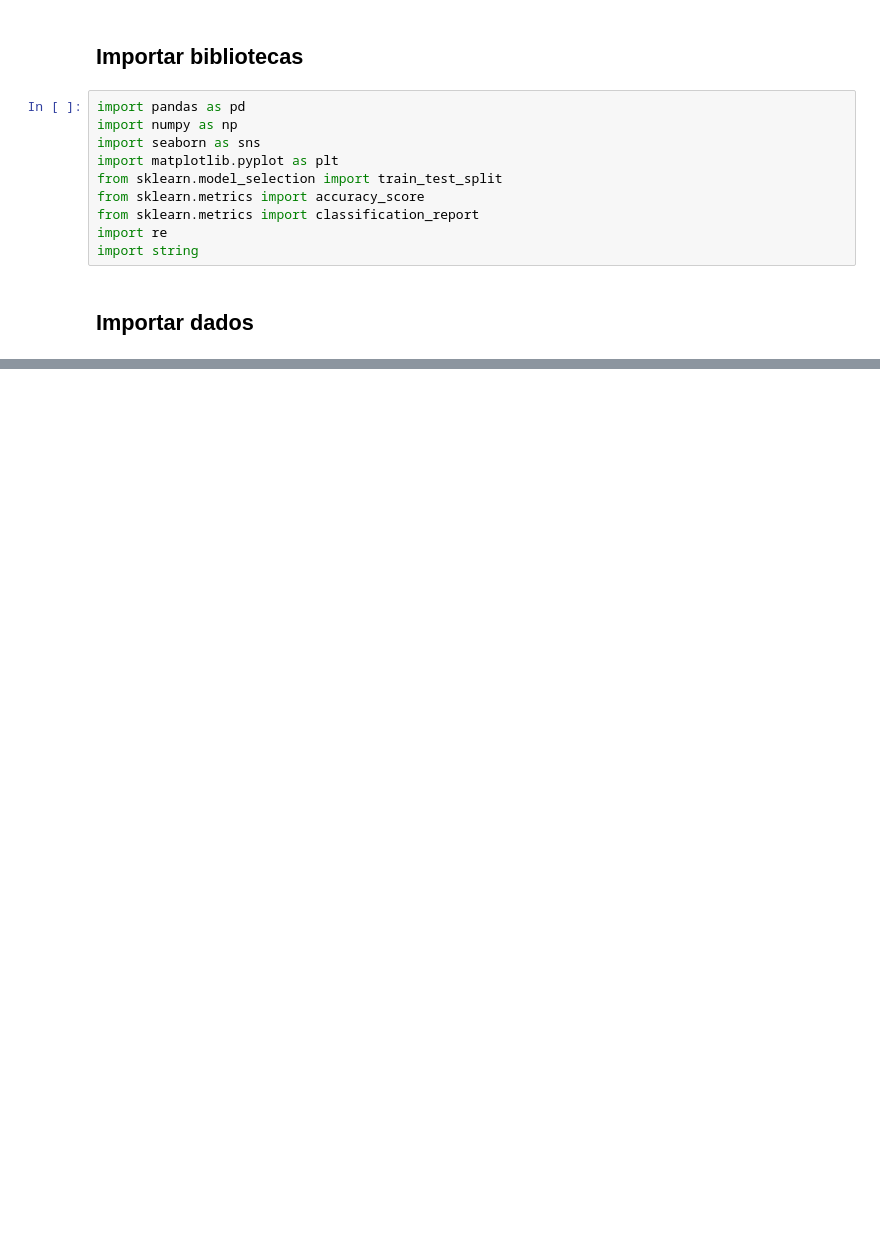
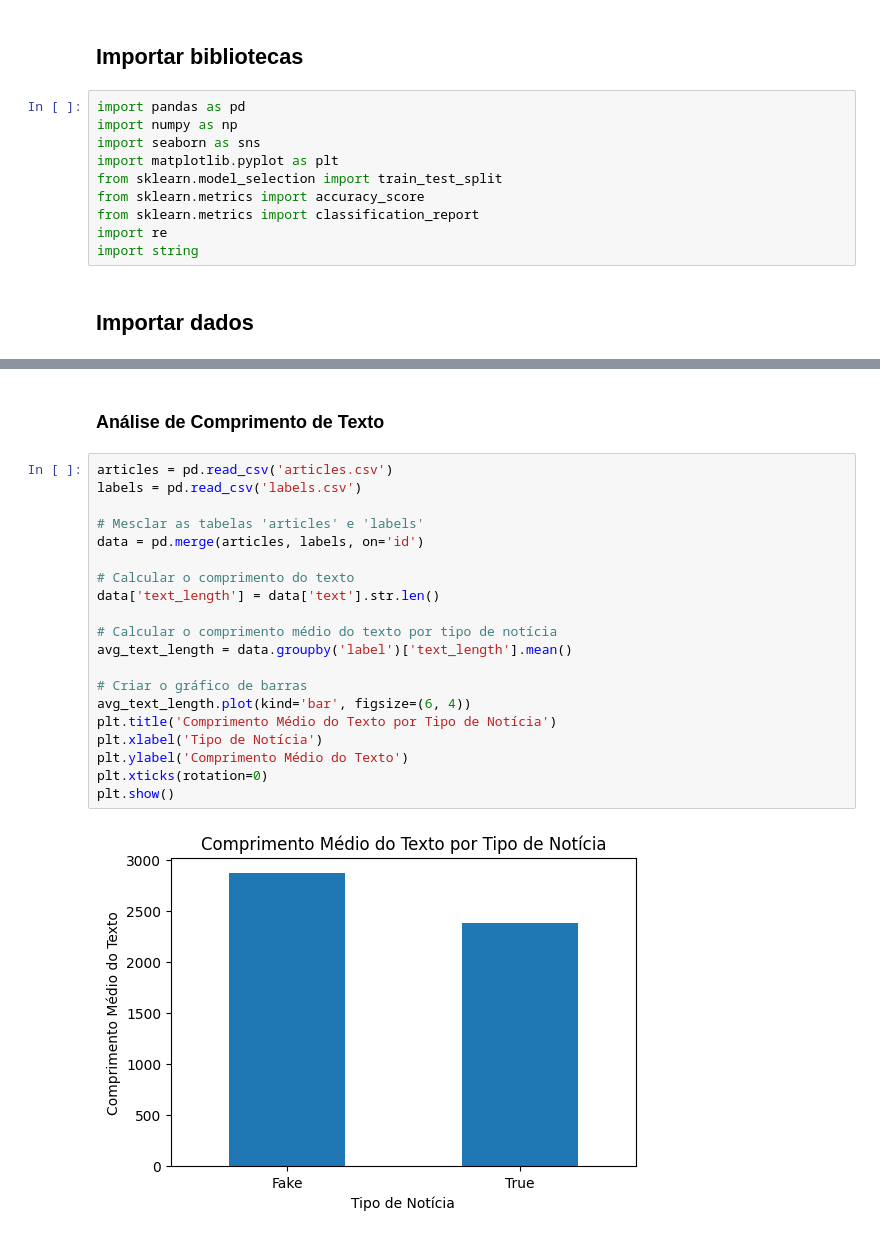
Before and after one commit to FellipeMasc/fake-news-classifier, a Jupyter notebook: tratar_dados/normalizar_dados.ipynb, the cells around one changed output, grey strips where cells are left out. Saved outputs shown, nothing was run; the diff lists cells and outputs as text; blank space fills up the shorter version.

```diff
--- a/tratar_dados/normalizar_dados.ipynb
+++ b/tratar_dados/normalizar_dados.ipynb
@@ -19,0 +180,24 @@ NameError: name 'pd' is not defined
+# %% [markdown]
+### Análise de Comprimento de Texto
+# %%
+articles = pd.read_csv('articles.csv')
+labels = pd.read_csv('labels.csv')
+
+# Mesclar as tabelas 'articles' e 'labels'
+data = pd.merge(articles, labels, on='id')
+
+# Calcular o comprimento do texto
+data['text_length'] = data['text'].str.len()
+
+# Calcular o comprimento médio do texto por tipo de notícia
+avg_text_length = data.groupby('label')['text_length'].mean()
+
+# Criar o gráfico de barras
+avg_text_length.plot(kind='bar', figsize=(6, 4))
+plt.title('Comprimento Médio do Texto por Tipo de Notícia')
+plt.xlabel('Tipo de Notícia')
+plt.ylabel('Comprimento Médio do Texto')
+plt.xticks(rotation=0)
+plt.show()
+# %% [output]
+[figure, added]
```
Also changed, not shown: parts of 36 cells of this notebook, 4 other files.
